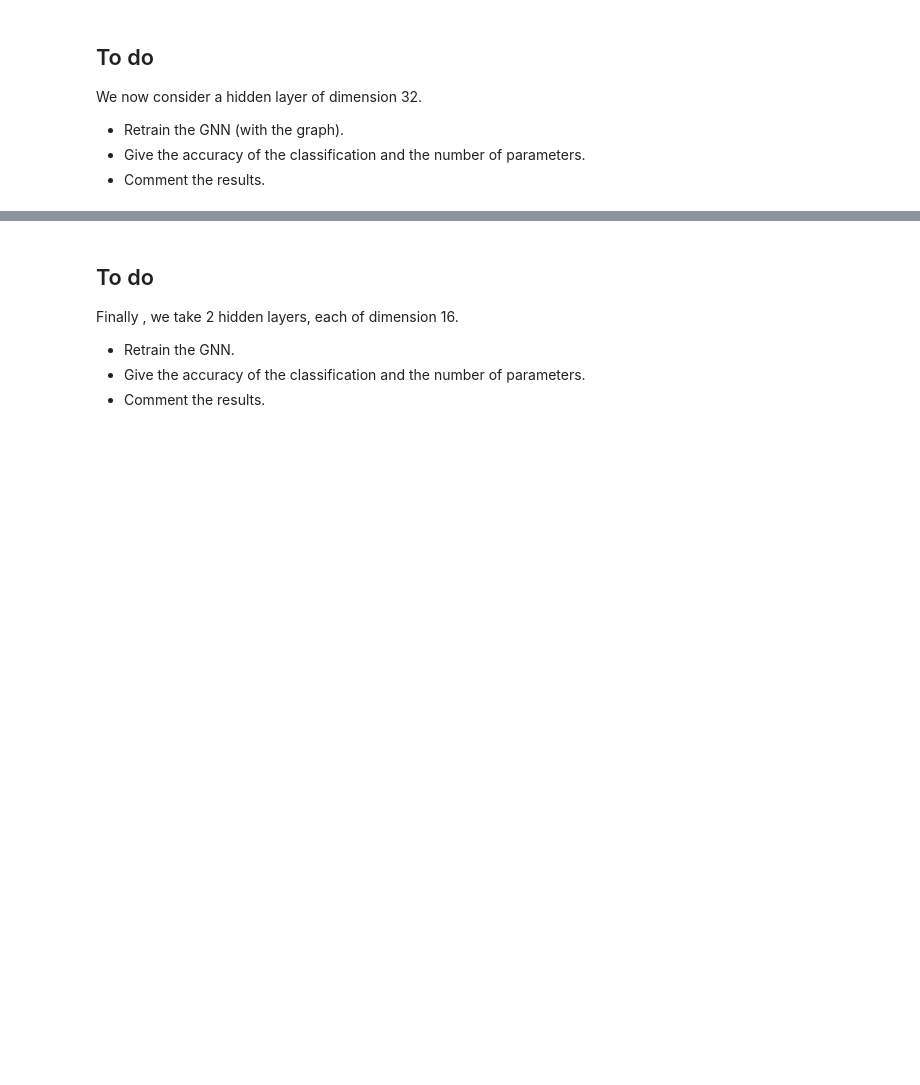
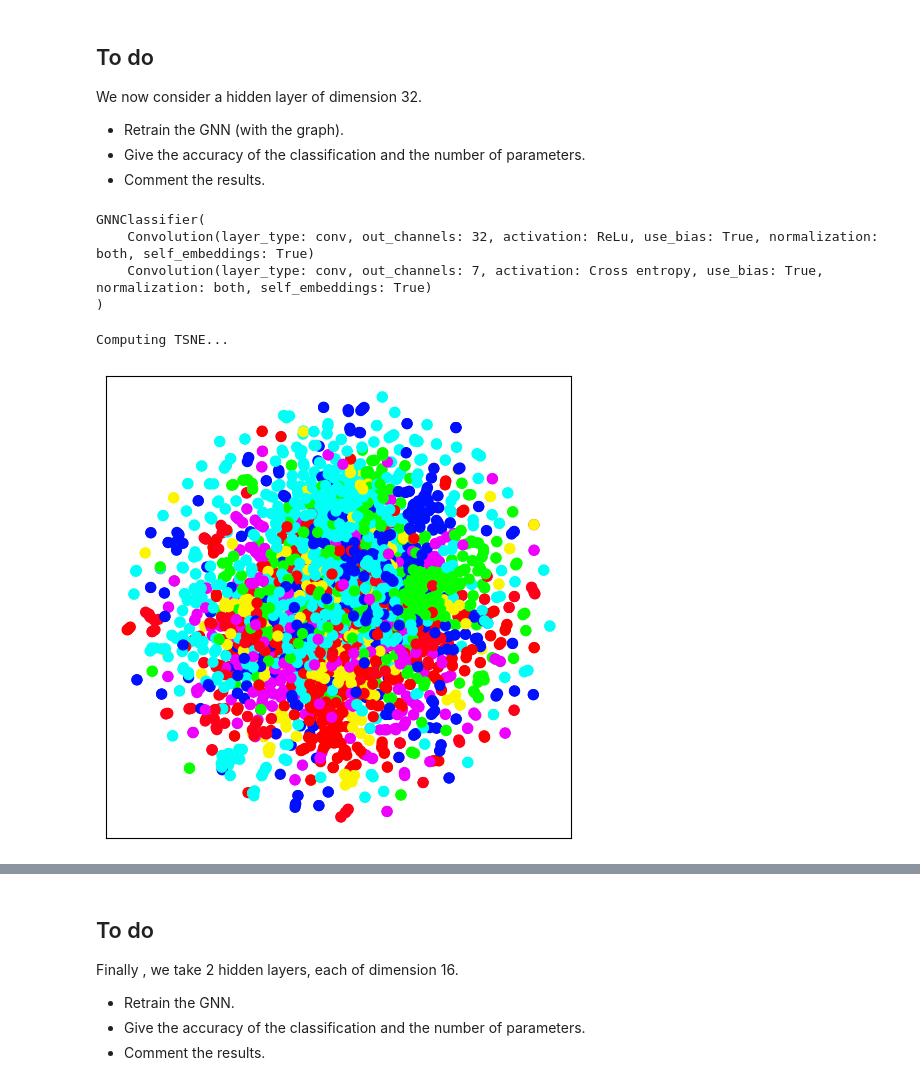
Before and after one commit to rafaela-pinheiro/SD212-Graph-Learning, a Jupyter notebook: 7 GNN/7-gnn.ipynb, the cells around one changed output, grey strips where cells are left out. Drawn from its saved outputs; the diff is of its cells as text; code cells hidden in the pictures; blank space fills up the shorter version.

```diff
--- a/7 GNN/7-gnn.ipynb
+++ b/7 GNN/7-gnn.ipynb
@@ -101,3 +145,6 @@ labels_pred = gnn.predict()
 * Comment the results. <br>What is the learning model?
 # %%
 empty = sparse.csr_matrix(adjacency.shape)
+# %%
+# retrain on empty
+gnn.fit(empty, features, labels)
@@ -109,3 +189,20 @@ We now consider a hidden layer of dimension 32.
 * Retrain the GNN (with the graph).
 * Give the accuracy of the classification and the number of parameters.
 * Comment the results.
+# %%
+# changing dimension
+hidden_dim_32 = 32
+gnn_32 = GNNClassifier(dims=[hidden_dim_32, n_labels], verbose=True)
+gnn_32
+# %% [output]
+GNNClassifier(
+    Convolution(layer_type: conv, out_channels: 32, activation: ReLu, use_bias: True, normalization: both, self_embeddings: True)
+    Convolution(layer_type: conv, out_channels: 7, activation: Cross entropy, use_bias: True, normalization: both, self_embeddings: True)
+)
+# %%
+output_32 = gnn_32.forward(adjacency, features)
+embedding_32 = gnn_32.layers[0].embedding
+visualize_embedding(embedding_32, labels_true)
+# %% [output]
+Computing TSNE...
+[figure, added]
```
Also changed, not shown: parts of 18 cells of this notebook.
